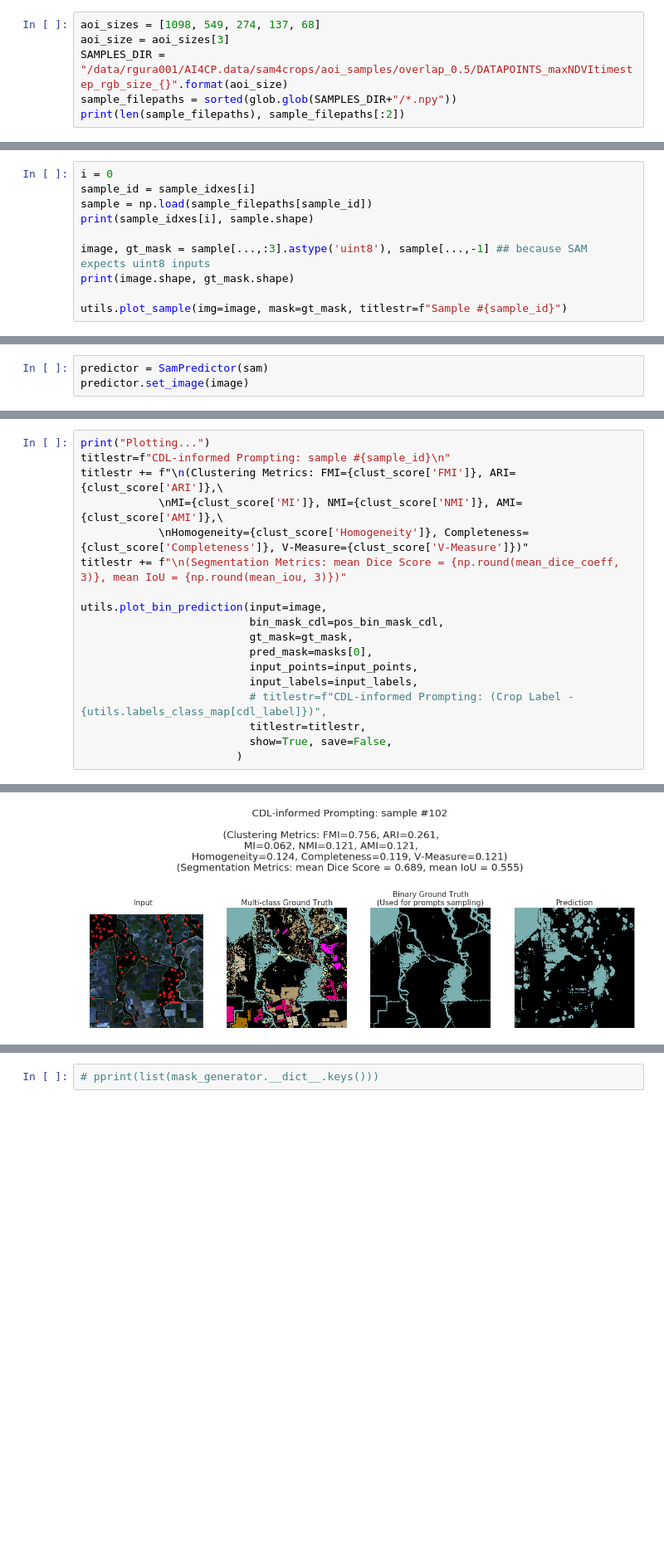
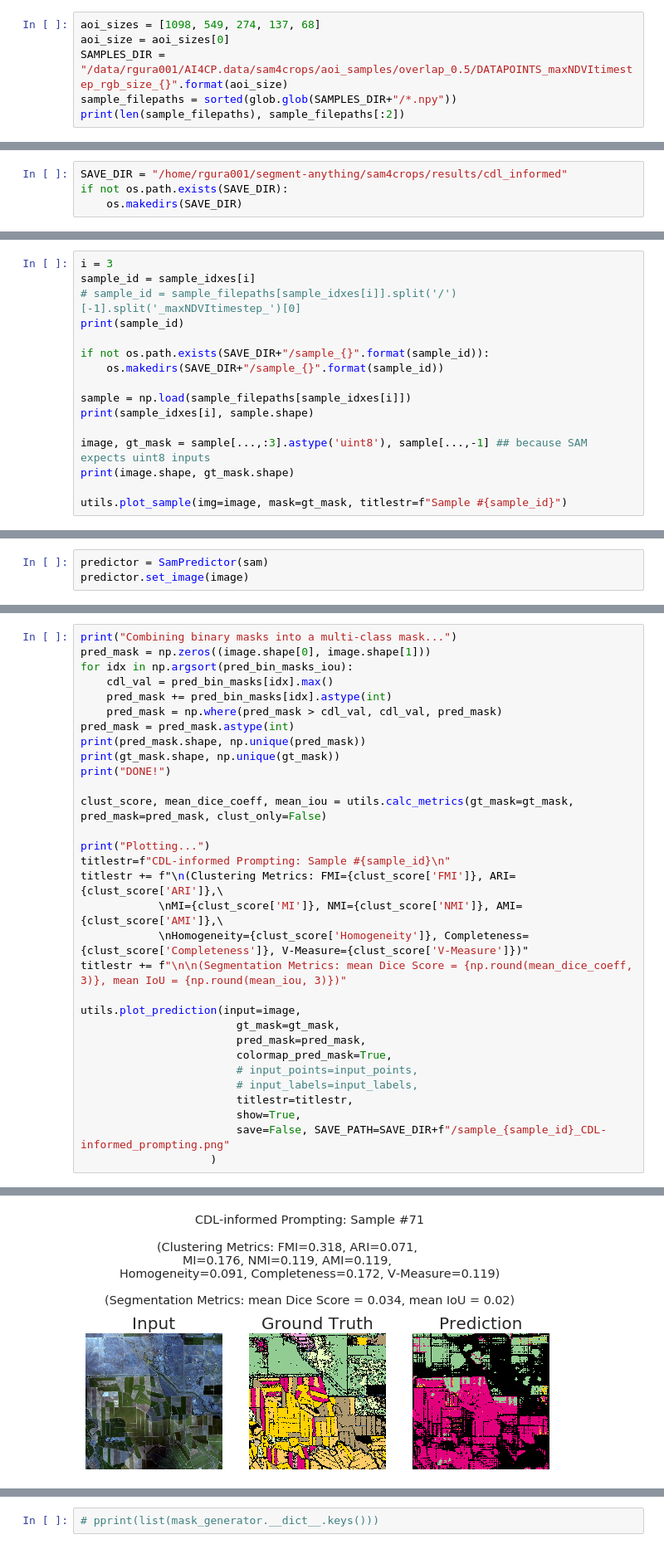
Before and after one commit to madlab-ucr/sam4crops, a Jupyter notebook: src/CDL-informedPrompting.ipynb, the cells around one changed output, grey strips where cells are left out. Shown at 83% size. Cells and saved outputs as stored; diff of their text form; blank space fills up the shorter version.

```diff
--- a/src/CDL-informedPrompting.ipynb
+++ b/src/CDL-informedPrompting.ipynb
@@ -76,7 +63,7 @@ CalCrop21[1] is a benchmark dataset that contained 4D spatiotemporal multispectr
 ### Visualize Samples
 # %%
 aoi_sizes = [1098, 549, 274, 137, 68]
-aoi_size = aoi_sizes[3]
+aoi_size = aoi_sizes[0]
 SAMPLES_DIR = "/data/rgura001/AI4CP.data/sam4crops/aoi_samples/overlap_0.5/DATAPOINTS_maxNDVItimestep_rgb_size_{}".format(aoi_size)
 sample_filepaths = sorted(glob.glob(SAMPLES_DIR+"/*.npy"))
 print(len(sample_filepaths), sample_filepaths[:2])
@@ -85,3 +72,7 @@ print(len(sample_filepaths), sample_filepaths[:2])
+# %%
+SAVE_DIR = "/home/rgura001/segment-anything/sam4crops/results/cdl_informed"
+if not os.path.exists(SAVE_DIR):
+    os.makedirs(SAVE_DIR)
 # %%
 num_samples=10
 num_avail_samples = len(sample_filepaths)
@@ -95,9 +86,15 @@ print(sample_idxes)
 # %% [output]
 [102 270 106  71 188  20 102 121 214 330]
 # %%
-i = 0
+i = 3
 sample_id = sample_idxes[i]
-sample = np.load(sample_filepaths[sample_id])
+# sample_id = sample_filepaths[sample_idxes[i]].split('/')[-1].split('_maxNDVItimestep_')[0]
+print(sample_id)
+
+if not os.path.exists(SAVE_DIR+"/sample_{}".format(sample_id)):
+    os.makedirs(SAVE_DIR+"/sample_{}".format(sample_id))
+
+sample = np.load(sample_filepaths[sample_idxes[i]])
 print(sample_idxes[i], sample.shape)
 
 image, gt_mask = sample[...,:3].astype('uint8'), sample[...,-1] ## because SAM expects uint8 inputs
@@ -292,19 +267,32 @@ DONE!
 # %%
+print("Combining binary masks into a multi-class mask...")
+pred_mask = np.zeros((image.shape[0], image.shape[1]))
+for idx in np.argsort(pred_bin_masks_iou):
+    cdl_val = pred_bin_masks[idx].max()
+    pred_mask += pred_bin_masks[idx].astype(int)
+    pred_mask = np.where(pred_mask > cdl_val, cdl_val, pred_mask)
+pred_mask = pred_mask.astype(int)
+print(pred_mask.shape, np.unique(pred_mask))
+print(gt_mask.shape, np.unique(gt_mask))
+print("DONE!")
+
+clust_score, mean_dice_coeff, mean_iou = utils.calc_metrics(gt_mask=gt_mask, pred_mask=pred_mask, clust_only=False)
+
 print("Plotting...")
-titlestr=f"CDL-informed Prompting: sample #{sample_id}\n"
+titlestr=f"CDL-informed Prompting: Sample #{sample_id}\n"
 titlestr += f"\n(Clustering Metrics: FMI={clust_score['FMI']}, ARI={clust_score['ARI']},\
             \nMI={clust_score['MI']}, NMI={clust_score['NMI']}, AMI={clust_score['AMI']},\
             \nHomogeneity={clust_score['Homogeneity']}, Completeness={clust_score['Completeness']}, V-Measure={clust_score['V-Measure']})"
-titlestr += f"\n(Segmentation Metrics: mean Dice Score = {np.round(mean_dice_coeff, 3)}, mean IoU = {np.round(mean_iou, 3)})"
+titlestr += f"\n\n(Segmentation Metrics: mean Dice Score = {np.round(mean_dice_coeff, 3)}, mean IoU = {np.round(mean_iou, 3)})"
 
-utils.plot_bin_prediction(input=image,
-                          bin_mask_cdl=pos_bin_mask_cdl,
-                          gt_mask=gt_mask,
-                          pred_mask=masks[0],
-                          input_points=input_points,
-                          input_labels=input_labels,
-                          # titlestr=f"CDL-informed Prompting: (Crop Label - {utils.labels_class_map[cdl_label]})",
-                          titlestr=titlestr,
-                          show=True, save=False,
-                        )
+utils.plot_prediction(input=image,
+                        gt_mask=gt_mask,
+                        pred_mask=pred_mask,
+                        colormap_pred_mask=True,
+                        # input_points=input_points,
+                        # input_labels=input_labels,
+                        titlestr=titlestr,
+                        show=True,
+                        save=False, SAVE_PATH=SAVE_DIR+f"/sample_{sample_id}_CDL-informed_prompting.png"
+                    )
 # %% [output]
@@ -311,2 +303,2 @@ utils.plot_bin_prediction(input=image,
 Plotting...
-[figure, old version]
+[figure, new version]
```
Also changed, not shown: parts of 27 cells of this notebook, 4 other files.
